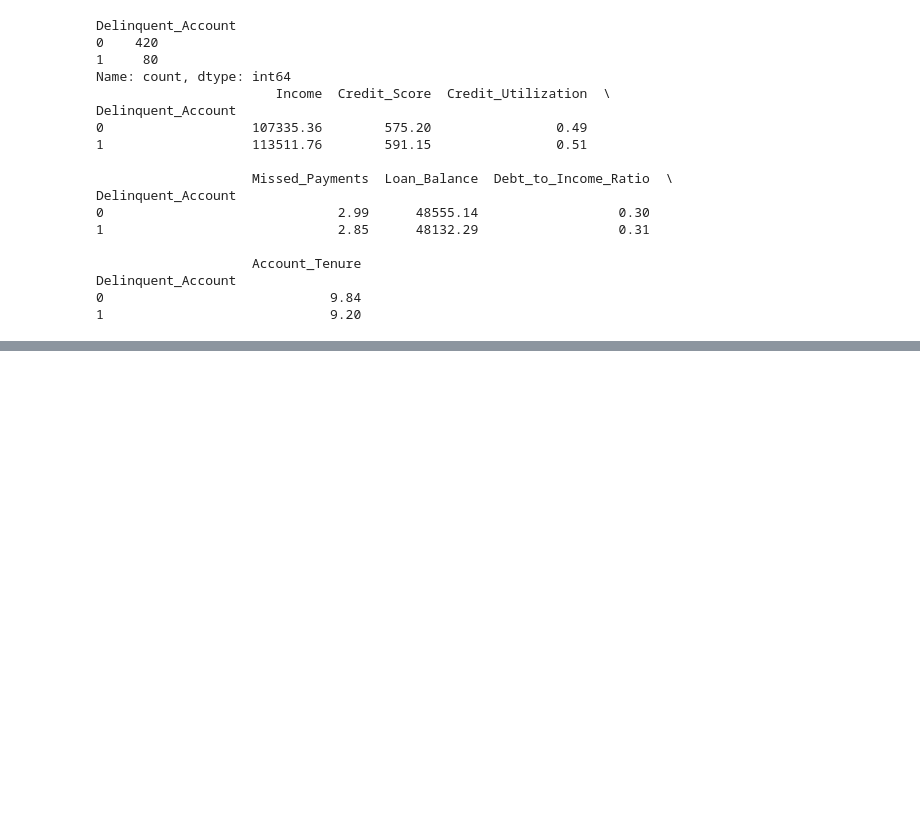
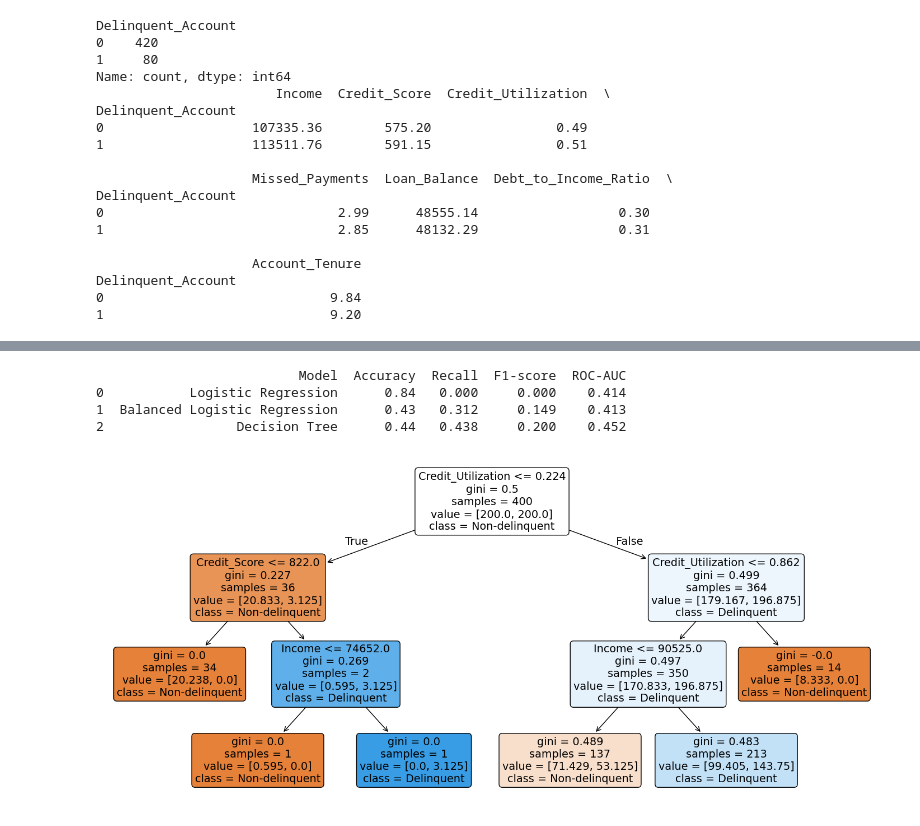
Before and after one commit to vishalkoshal80-dev/Tata-EDA-Risk-Analysis, a Jupyter notebook: Untitled19.ipynb, the cells around one changed output, grey strips where cells are left out. Cells and saved outputs as stored; diff of their text form; code cells hidden in the pictures; blank space fills up the shorter version.

Commit message:
Model

```diff
--- a/Untitled19.ipynb
+++ b/Untitled19.ipynb
@@ -238,0 +409,26 @@ Delinquent_Account
+# %%
+from sklearn.pipeline import Pipeline
+from sklearn.impute import SimpleImputer
+from sklearn.preprocessing import StandardScaler
+from sklearn.linear_model import LogisticRegression
+from sklearn.metrics import classification_report, confusion_matrix
+
+model_v2 = Pipeline([
+    ("imputer", SimpleImputer(strategy="median")),
+    ("scaler", StandardScaler()),
+    ("classifier", LogisticRegression(
+        class_weight="balanced",
+        max_iter=1000,
+        random_state=42
+    ))
+])
+
+model_v2.fit(X_train, y_train)
+
+y_pred_v2 = model_v2.predict(X_test)
+
+print("Confusion Matrix:")
+print(confusion_matrix(y_test, y_pred_v2))
+
+print("\nClassification Report:")
+print(classification_report(y_test, y_pred_v2, zero_division=0))
@@ -238,0 +596,48 @@ Delinquent_Account
+# %%
+results = pd.DataFrame({
+    "Model": ["Logistic Regression", "Balanced Logistic Regression", "Decision Tree"],
+    "Accuracy": [
+        accuracy_score(y_test, model.predict(X_test)),
+        accuracy_score(y_test, model_v2.predict(X_test)),
+        accuracy_score(y_test, tree_model.predict(X_test))
+    ],
+    "Recall": [
+        recall_score(y_test, model.predict(X_test), zero_division=0),
+        recall_score(y_test, model_v2.predict(X_test), zero_division=0),
+        recall_score(y_test, tree_model.predict(X_test), zero_division=0)
+    ],
+    "F1-score": [
+        f1_score(y_test, model.predict(X_test), zero_division=0),
+        f1_score(y_test, model_v2.predict(X_test), zero_division=0),
+        f1_score(y_test, tree_model.predict(X_test), zero_division=0)
+    ],
+    "ROC-AUC": [
+        roc_auc_score(y_test, model.predict_proba(X_test)[:, 1]),
+        roc_auc_score(y_test, model_v2.predict_proba(X_test)[:, 1]),
+        roc_auc_score(y_test, tree_model.predict_proba(X_test)[:, 1])
+    ]
+})
+
+print(results.round(3))
+# %% [output]
+                          Model  Accuracy  Recall  F1-score  ROC-AUC
+0           Logistic Regression      0.84   0.000     0.000    0.414
+1  Balanced Logistic Regression      0.43   0.312     0.149    0.413
+2                 Decision Tree      0.44   0.438     0.200    0.452
+# %%
+import matplotlib.pyplot as plt
+from sklearn.tree import plot_tree
+
+plt.figure(figsize=(18, 8))
+
+plot_tree(
+    tree_model.named_steps["classifier"],
+    feature_names=X.columns.tolist(),
+    class_names=["Non-delinquent", "Delinquent"],
+    filled=True,
+    rounded=True
+)
+
+plt.show()
+# %% [output]
+[figure, added]
```
Also changed, not shown: parts of 18 cells of this notebook.
